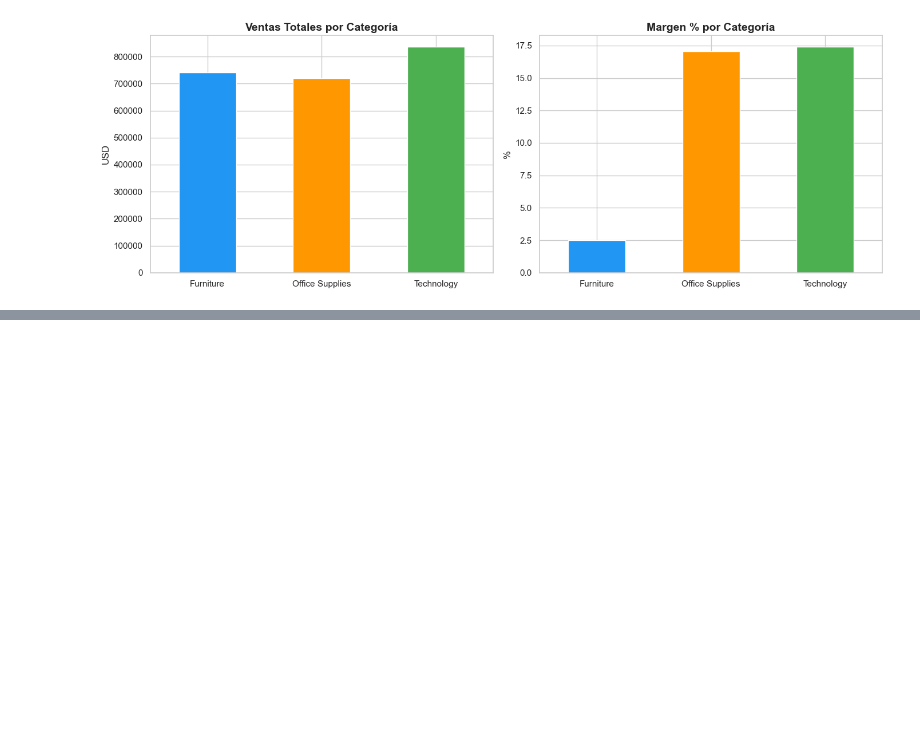
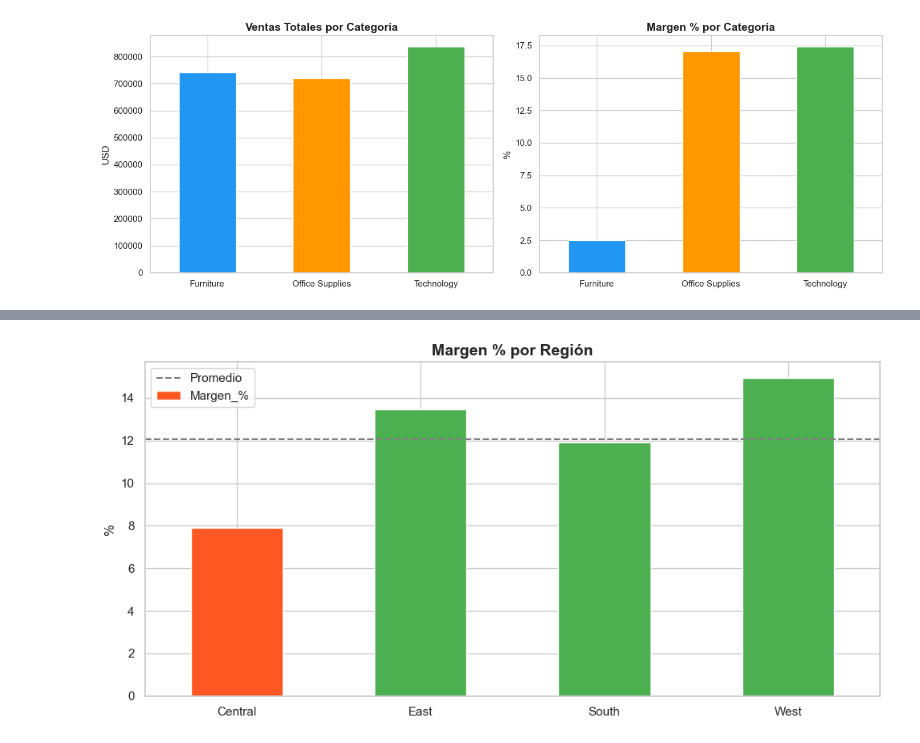
Before and after one commit to Dani77-AM/superstore-analysis, a Jupyter notebook: notebooks/eda/01_eda_superstore.ipynb, the cells around one changed output, grey strips where cells are left out. Drawn from its saved outputs; the diff is of its cells as text; code cells hidden in the pictures; blank space fills up the shorter version.

```diff
--- a/notebooks/eda/01_eda_superstore.ipynb
+++ b/notebooks/eda/01_eda_superstore.ipynb
@@ -104,3 +104,8 @@ plt.savefig('../../outputs/01_ventas_margen_categoria.png', dpi=150, bbox_inches
 plt.show()
 # %% [output]
 [figure]
+# %%
+# Ventas por región
+region = df.groupby('Region')[['Sales', 'Profit']].sum().round(2)
+region['Margen_%'] = (region['Profit'] / region['Sales'] * 100).round(2)
+region.sort_values('Sales', ascending=False)
@@ -106,0 +119,19 @@ plt.show()
+# %%
+# Gráfica - Profit por región
+fig, ax = plt.subplots(figsize=(10, 5))
+
+colors = ['#4CAF50' if x > 10 else '#FF5722' for x in region['Margen_%']]
+region['Margen_%'].plot(kind='bar', ax=ax, color=colors)
+
+ax.set_title('Margen % por Región', fontsize=14, fontweight='bold')
+ax.set_xlabel('')
+ax.set_ylabel('%')
+ax.tick_params(axis='x', rotation=0)
+ax.axhline(y=region['Margen_%'].mean(), color='gray', linestyle='--', label='Promedio')
+ax.legend()
+
+plt.tight_layout()
+plt.savefig('../../outputs/02_margen_region.png', dpi=150, bbox_inches='tight')
+plt.show()
+# %% [output]
+[figure, added]
```
Also changed, not shown: parts of 3 cells of this notebook, 1 other file.
